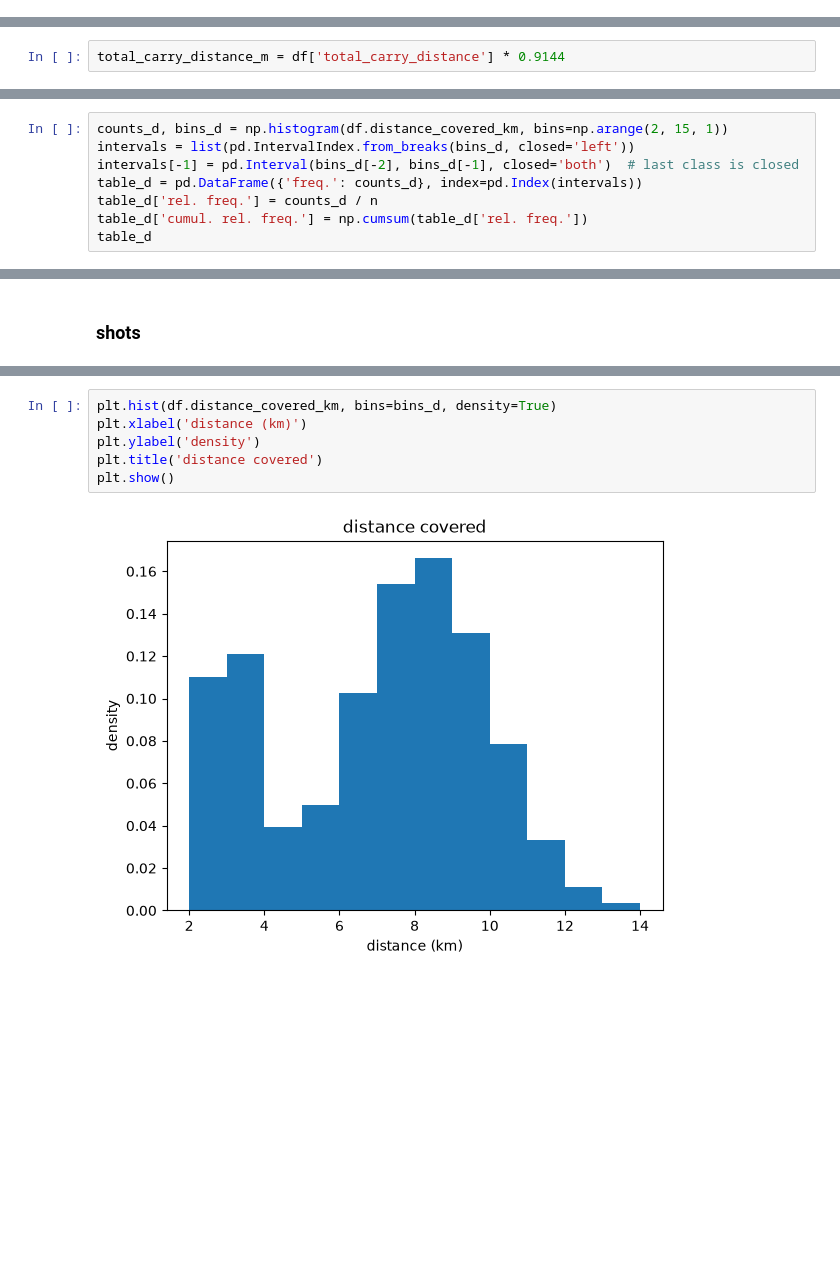
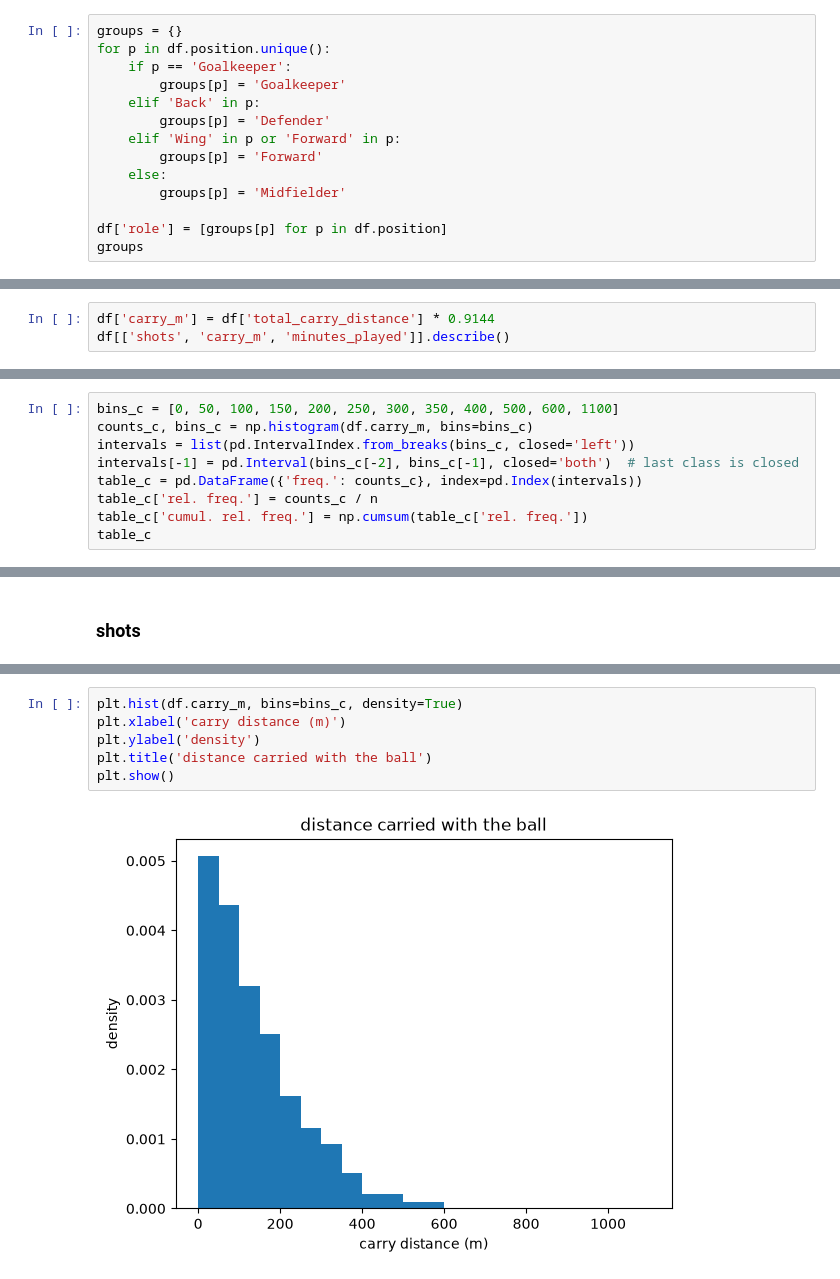
Before and after one commit to mdrouot/Fifa-statistic-Project, a Jupyter notebook: Fifa 2022/Fifa_data_analysis.ipynb, the cells around one changed output, grey strips where cells are left out. Saved outputs shown, nothing was run; the diff lists cells and outputs as text; blank space fills up the shorter version.

```diff
--- a/Fifa 2022/Fifa_data_analysis.ipynb
+++ b/Fifa 2022/Fifa_data_analysis.ipynb
@@ -81,0 +90,14 @@ We convert total_carry_distance from yards to meters
+# %%
+groups = {}
+for p in df.position.unique():
+    if p == 'Goalkeeper':
+        groups[p] = 'Goalkeeper'
+    elif 'Back' in p:
+        groups[p] = 'Defender'
+    elif 'Wing' in p or 'Forward' in p:
+        groups[p] = 'Forward'
+    else:
+        groups[p] = 'Midfielder'
+
+df['role'] = [groups[p] for p in df.position]
+groups
@@ -82,2 +124,3 @@ We convert total_carry_distance from yards to meters
 # %%
-total_carry_distance_m = df['total_carry_distance'] * 0.9144
+df['carry_m'] = df['total_carry_distance'] * 0.9144
+df[['shots', 'carry_m', 'minutes_played']].describe()
@@ -155,10 +201,11 @@ We make classes of 1 km between 2 and 14 km (every class has at least 5 units).
 # %%
-counts_d, bins_d = np.histogram(df.distance_covered_km, bins=np.arange(2, 15, 1))
-intervals = list(pd.IntervalIndex.from_breaks(bins_d, closed='left'))
-intervals[-1] = pd.Interval(bins_d[-2], bins_d[-1], closed='both')  # last class is closed
-table_d = pd.DataFrame({'freq.': counts_d}, index=pd.Index(intervals))
-table_d['rel. freq.'] = counts_d / n
-table_d['cumul. rel. freq.'] = np.cumsum(table_d['rel. freq.'])
-table_d
+bins_c = [0, 50, 100, 150, 200, 250, 300, 350, 400, 500, 600, 1100]
+counts_c, bins_c = np.histogram(df.carry_m, bins=bins_c)
+intervals = list(pd.IntervalIndex.from_breaks(bins_c, closed='left'))
+intervals[-1] = pd.Interval(bins_c[-2], bins_c[-1], closed='both')  # last class is closed
+table_c = pd.DataFrame({'freq.': counts_c}, index=pd.Index(intervals))
+table_c['rel. freq.'] = counts_c / n
+table_c['cumul. rel. freq.'] = np.cumsum(table_c['rel. freq.'])
+table_c
 # %% [output]
 |  | freq. | rel. freq. | cumul. rel. freq. |
@@ -223,9 +269,9 @@ The distribution is very skewed to the right: most players have 0 shots per matc
 # %%
-plt.hist(df.distance_covered_km, bins=bins_d, density=True)
-plt.xlabel('distance (km)')
+plt.hist(df.carry_m, bins=bins_c, density=True)
+plt.xlabel('carry distance (m)')
 plt.ylabel('density')
-plt.title('distance covered')
+plt.title('distance carried with the ball')
 plt.show()
 # %% [output]
-[figure, old version]
+[figure, new version]
 # %%
```
Also changed, not shown: parts of 47 cells of this notebook, 4 other files.
